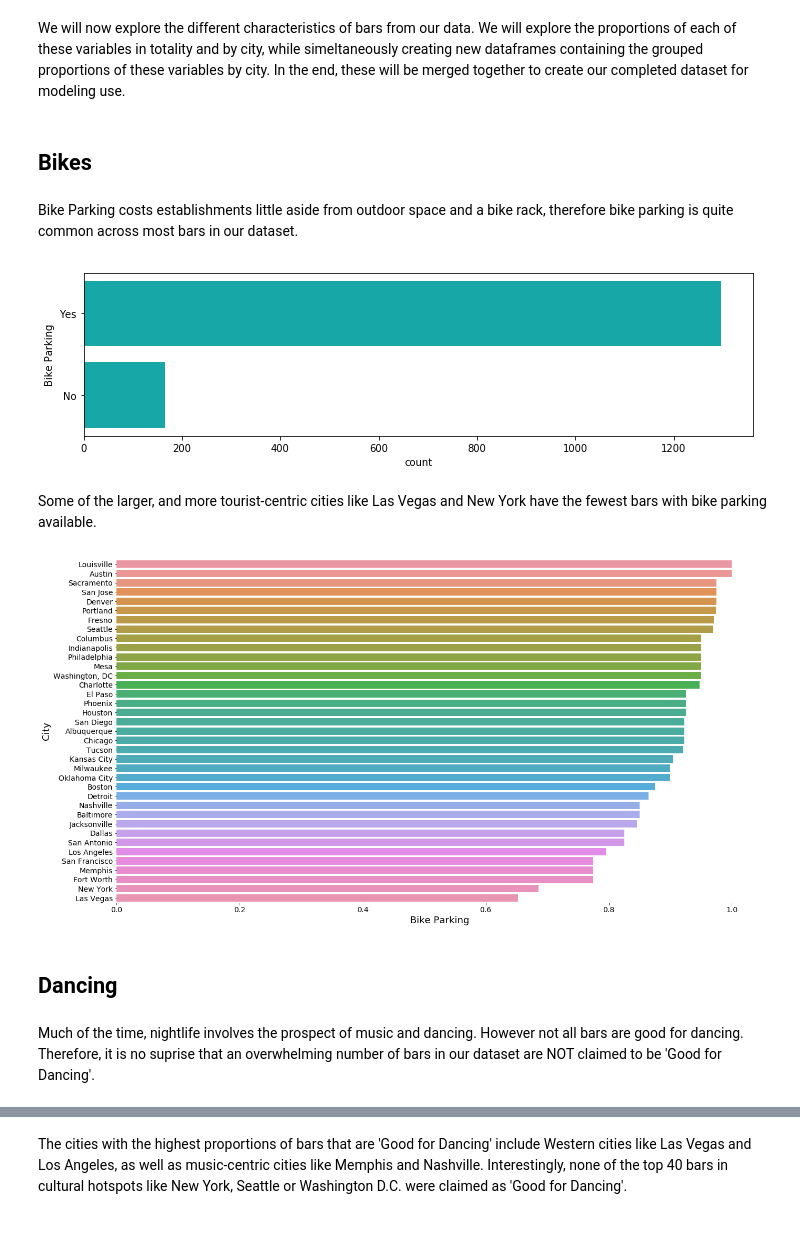
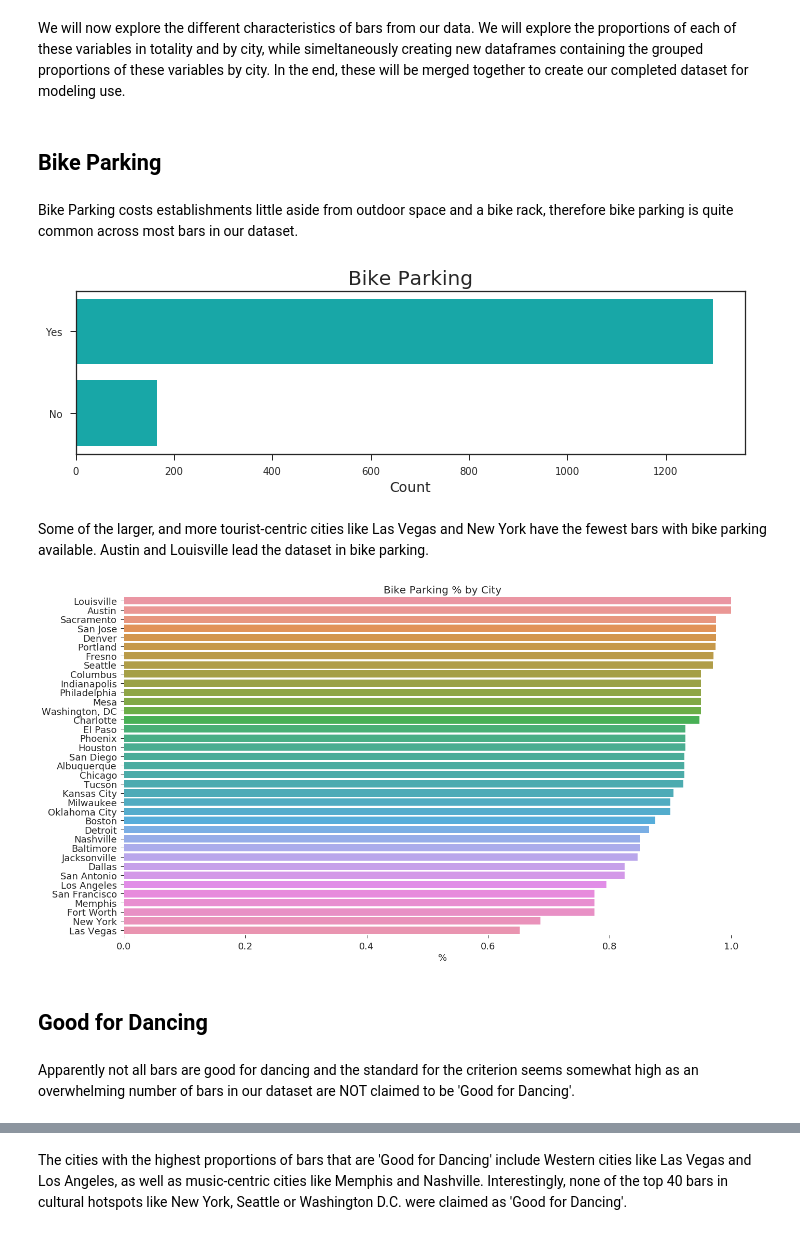
Before and after one commit to CollierKing/Cities_Bars_Yelp, a Jupyter notebook: yelp_bars_exploratory.ipynb, the cells around one changed output, grey strips where cells are left out. Saved outputs shown, nothing was run; the diff lists cells and outputs as text; code cells hidden in the pictures.

```diff
--- a/yelp_bars_exploratory.ipynb
+++ b/yelp_bars_exploratory.ipynb
@@ -104,21 +158,24 @@ bar_data2 = bar_data[["Ambience","Alcohol","Best Nights","Bike Parking","Good Fo
 # Exploratory Data Analysis
 # %% [markdown]
 We will now explore the different characteristics of bars from our data.  We will explore the proportions of each of these variables in totality and by city, while simeltaneously creating new dataframes containing the grouped proportions of these variables by city.  In the end, these will be merged together to create our completed dataset for modeling use.
-# %% [markdown]
-## Bikes
+# %% [markdown]
+## Bike Parking
 # %% [markdown]
 Bike Parking costs establishments little aside from outdoor space and a bike rack, therefore bike parking is quite common across most bars in our dataset.
 # %%
 f, ax = plt.subplots(figsize=(12, 3))
 sns.countplot(y="Bike Parking", data=bar_data2, color="c");
+ax.set_title("Bike Parking",fontsize=20);
+ax.set_xlabel("Count",fontsize=14)
+ax.set_ylabel("");
 # %% [output]
-[figure, old version]
+[figure, new version]
 # %%
 bar_bikes = pd.get_dummies(bar_data2['Bike Parking'],prefix="Bike Parking")
 bar_bikes['City'] = bar_data2['City']
 del bar_bikes['Bike Parking_No']
 # %% [markdown]
-Some of the larger, and more tourist-centric cities like Las Vegas and New York have the fewest bars with bike parking available.
+Some of the larger, and more tourist-centric cities like Las Vegas and New York have the fewest bars with bike parking available. Austin and Louisville lead the dataset in bike parking.
 # %%
 bar_bikes_grp = pd.DataFrame(bar_data2
                    .groupby("City")
@@ -127,21 +184,24 @@ bar_bikes_grp = pd.DataFrame(bar_data2
                    .reset_index()
                    .sort_values('Bike Parking',ascending=False))
 fig, ax1 = plt.subplots(figsize=(22, 12))
-
 ax1.set_ylabel("%",fontsize=18)
 ax1.set_xlabel("City",fontsize=18)
 ax1.xaxis.set_tick_params(labelsize=14)
 ax1.yaxis.set_tick_params(labelsize=14)
-
 sns.barplot(y='City', x='Bike Parking', data=bar_bikes_grp, ax=ax1,linewidth=2.5);
 sns.despine(left=True, bottom=True)
-# ax1.set(xlabel='%', ylabel='City');
+
+ax1.set_title("Bike Parking % by City",fontsize=20);
+ax1.set_xlabel("%",fontsize=18);
+ax1.set_ylabel("");
+ax1.yaxis.set_tick_params(labelsize=18);
+ax1.xaxis.set_tick_params(labelsize=18);
 # %% [output]
-[figure, old version]
+[figure, new version]
 # %% [markdown]
-## Dancing
+## Good for Dancing
 # %% [markdown]
-Much of the time, nightlife involves the prospect of music and dancing.  However not all bars are good for dancing.  Therefore, it is no suprise that an overwhelming number of bars in our dataset are NOT claimed to be 'Good for Dancing'.
+Apparently not all bars are good for dancing and the standard for the criterion seems somewhat high as an overwhelming number of bars in our dataset are NOT claimed to be 'Good for Dancing'.
 # %%
 f, ax = plt.subplots(figsize=(12, 3))
 sns.countplot(y="Good For Dancing", data=bar_data2, color="c");
```
Also changed, not shown: parts of 78 cells of this notebook, 1 other file.
